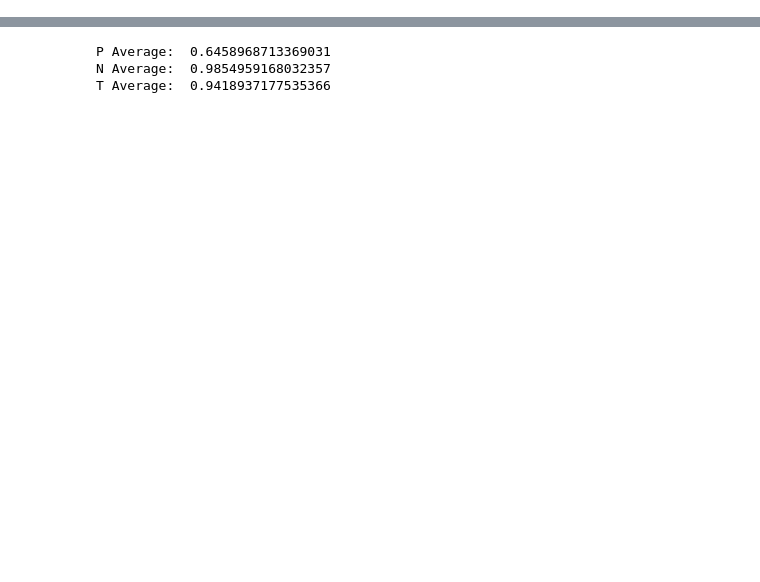
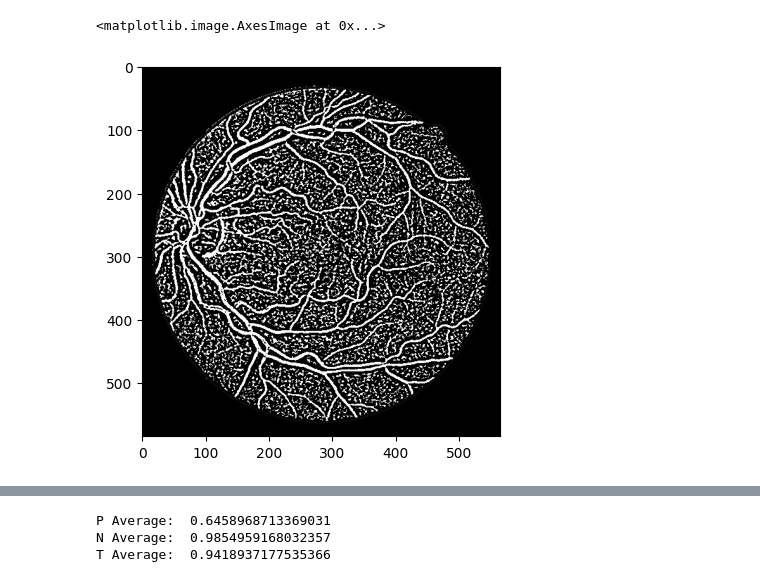
Before and after one commit to Eajunnn/Retina-Blood-Vessels-Segmentation, a Jupyter notebook: EajunYikJunOOI_20410108_IIP.ipynb, the cells around one changed output, grey strips where cells are left out. Drawn from its saved outputs; the diff is of its cells as text; code cells hidden in the pictures; blank space fills up the shorter version.

```diff
--- a/EajunYikJunOOI_20410108_IIP.ipynb
+++ b/EajunYikJunOOI_20410108_IIP.ipynb
@@ -0,0 +46,6 @@
+# %%
+mask_DoG = np.multiply(DoG,mask/255)
+plt.imshow(mask_DoG,cmap='gray', vmin=0, vmax=255)
+# %% [output]
+<matplotlib.image.AxesImage at 0x...>
+[figure, added]
```
Also changed, not shown: parts of 10 cells of this notebook.
